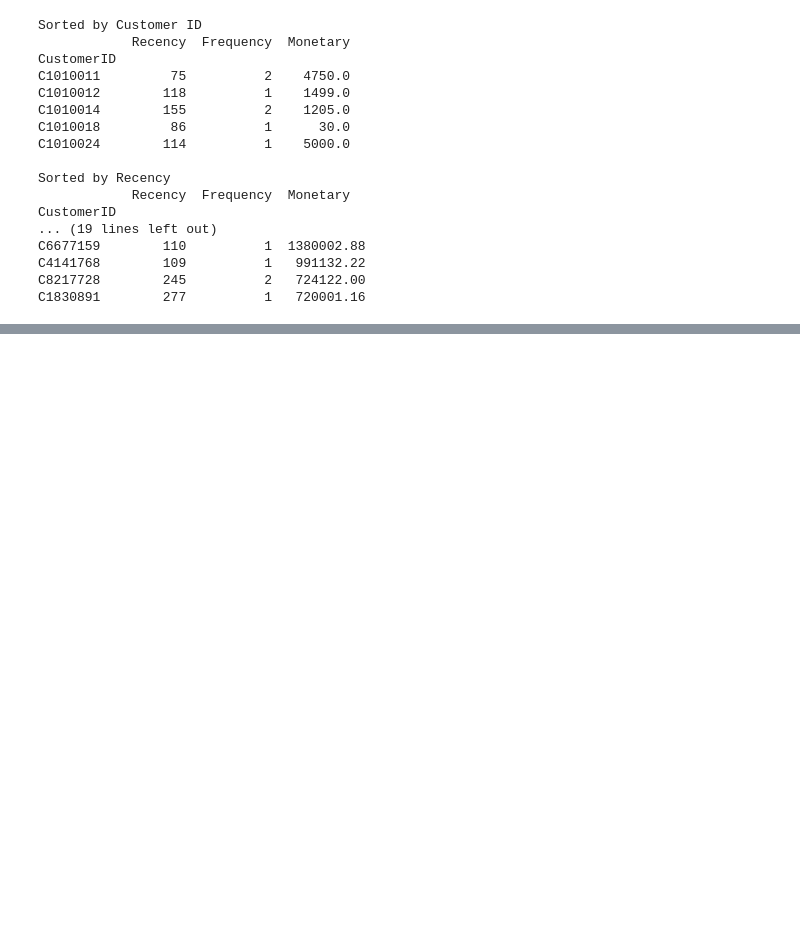
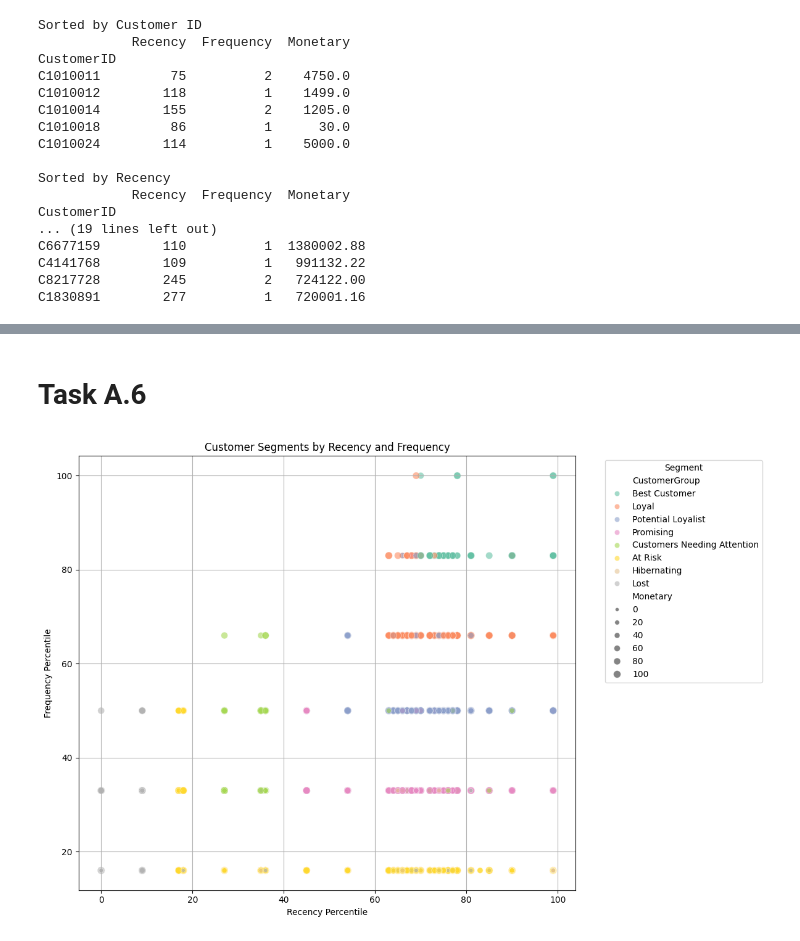
Before and after one commit to JoeBrunton/DWBI_CWK2, a Jupyter notebook: Bank_Transactions.ipynb, the cells around one changed output, grey strips where cells are left out. Drawn from its saved outputs; the diff is of its cells as text; code cells hidden in the pictures; blank space fills up the shorter version.

Commit message:
Tasks A, B & C
All relevant and necessary coding for each task. No textual analysis (B1, B2, C1, C2) available from this file - only in official report.

```diff
--- a/Bank_Transactions.ipynb
+++ b/Bank_Transactions.ipynb
@@ -285,0 +304,6 @@ Sorted by Frequency
+# %%
+# Percentile Ranking Monetary
+# Doing the log transformation and percentile ranking should remove skew from
+# the monetary data because log will squish the data and percentile ranking
+# will compare the data with its neighbours to put it into ranks
+df['Monetary'] = df['Monetary'].rank(pct=True) * 100
@@ -285,0 +393,15 @@ Sorted by Frequency
+# %%
+groups = [
+    'Best Customer',
+    'Loyal',
+    'Potential Loyalist',
+    'Promising',
+    'Customers Needing Attention',
+    'At Risk',
+    'Hibernating',
+    'Lost',
+]
+
+normalisedRFM['CustomerGroup'] = pd.Categorical(normalisedRFM['CustomerGroup'], categories=groups, ordered=True)
+groupCount = normalisedRFM['CustomerGroup'].value_counts().sort_index()
+normalisedRFM['CustomerGroup'].value_counts().sort_index()
@@ -285,0 +420,28 @@ Sorted by Frequency
+# %% [markdown]
+# Task A.6
+# %%
+# Showing distrution of RFM values through scatterplot visualisations
+# The first we show is Recency and Frequency
+import matplotlib.pyplot as plt
+import seaborn as sns
+
+plt.figure(figsize=(12, 8))
+sns.scatterplot(
+    data=normalisedRFM,
+    x='Recency',
+    y='Frequency',
+    hue='CustomerGroup',
+    palette='Set2',
+    alpha=0.6,
+    size='Monetary'
+)
+
+plt.title('Customer Segments by Recency and Frequency')
+plt.xlabel('Recency Percentile')
+plt.ylabel('Frequency Percentile')
+plt.legend(title='Segment', bbox_to_anchor=(1.05, 1), loc='upper left')
+plt.grid(True)
+plt.tight_layout()
+plt.show()
+# %% [output]
+[figure, added]
```
Also changed, not shown: parts of 45 cells of this notebook.
